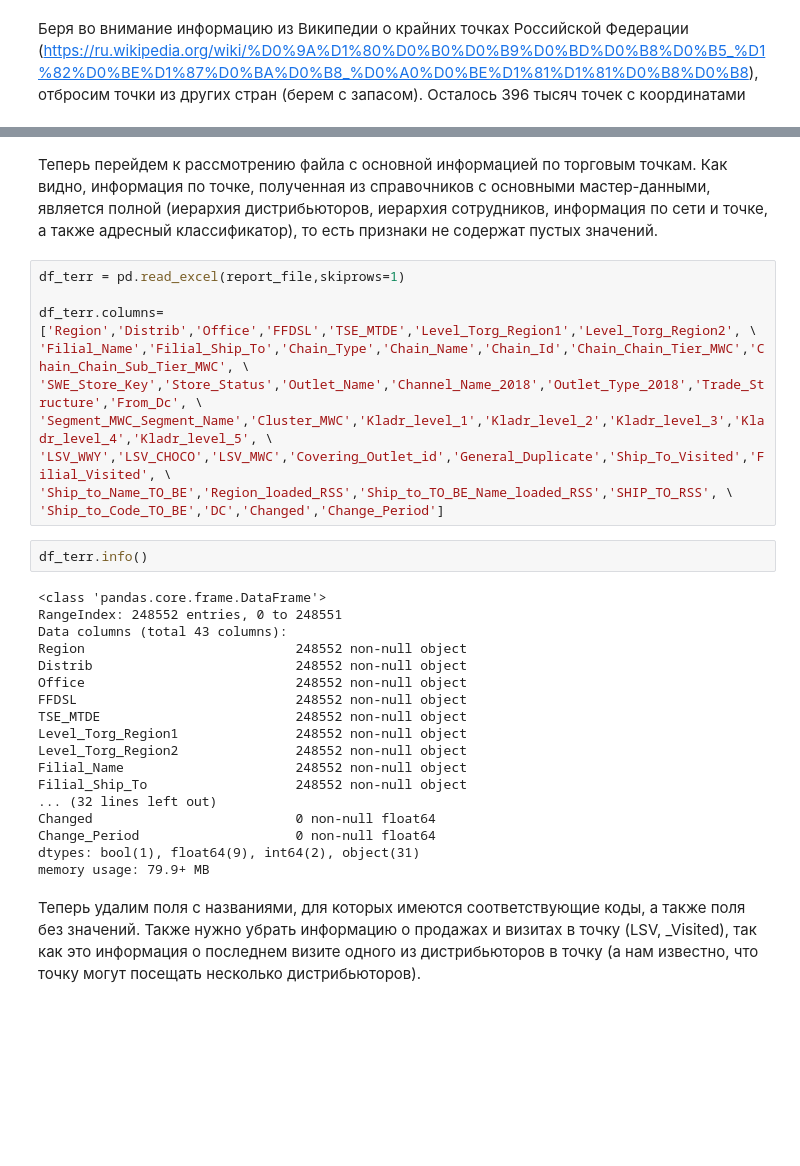
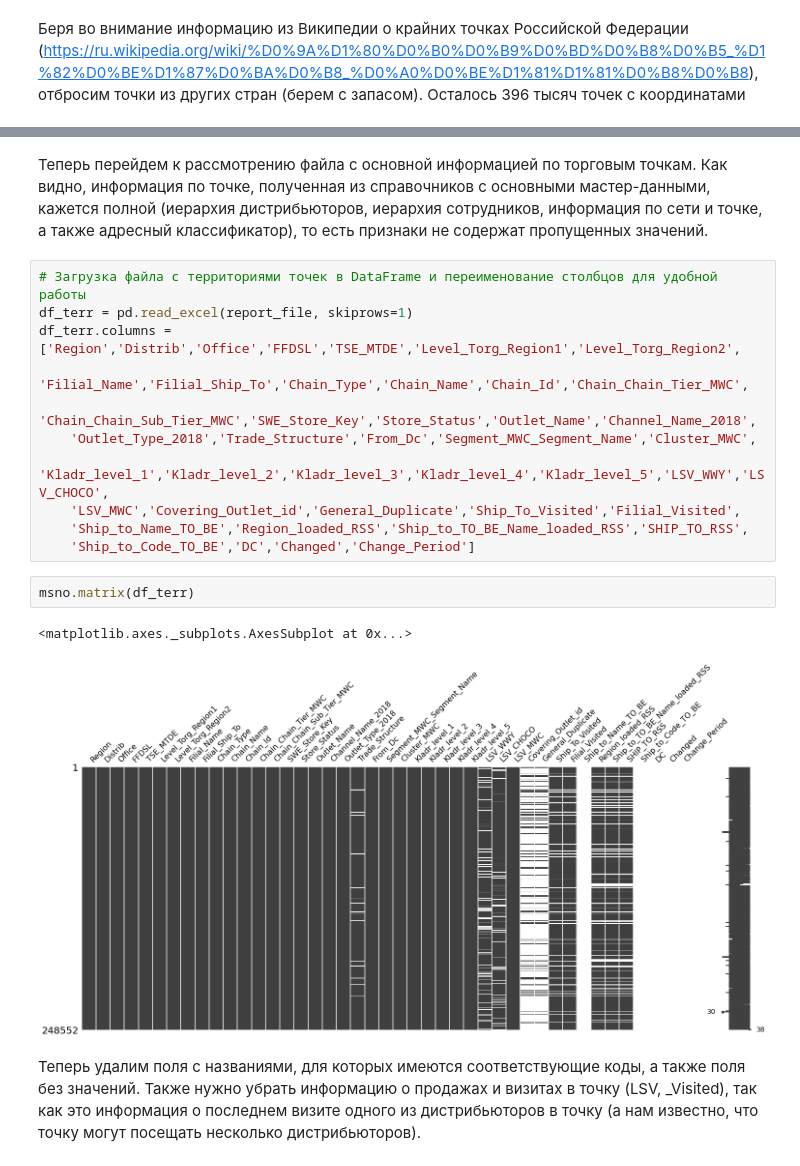
Before and after one commit to pigidser/Territory-Prediction, a Jupyter notebook: Data analysis and pre-processing.ipynb, the cells around one changed output, grey strips where cells are left out. Saved outputs shown, nothing was run; the diff lists cells and outputs as text; blank space fills up the shorter version.

```diff
--- a/Data analysis and pre-processing.ipynb
+++ b/Data analysis and pre-processing.ipynb
@@ -79,37 +88,23 @@ axes[1].set_title('Долгота')
 Text(0.5, 1.0, 'Долгота')
 [figure]
 # %% [markdown]
-Теперь перейдем к рассмотрению файла с основной информацией по торговым точкам. Как видно, информация по точке, полученная из справочников с основными мастер-данными, является полной (иерархия дистрибьюторов, иерархия сотрудников, информация по сети и точке, а также адресный классификатор), то есть признаки не содержат пустых значений.
+Теперь перейдем к рассмотрению файла с основной информацией по торговым точкам. Как видно, информация по точке, полученная из справочников с основными мастер-данными, кажется полной (иерархия дистрибьюторов, иерархия сотрудников, информация по сети и точке, а также адресный классификатор), то есть признаки не содержат пропущенных значений.
 # %%
-df_terr = pd.read_excel(report_file,skiprows=1)
-
-df_terr.columns=['Region','Distrib','Office','FFDSL','TSE_MTDE','Level_Torg_Region1','Level_Torg_Region2', \
-'Filial_Name','Filial_Ship_To','Chain_Type','Chain_Name','Chain_Id','Chain_Chain_Tier_MWC','Chain_Chain_Sub_Tier_MWC', \
-'SWE_Store_Key','Store_Status','Outlet_Name','Channel_Name_2018','Outlet_Type_2018','Trade_Structure','From_Dc', \
-'Segment_MWC_Segment_Name','Cluster_MWC','Kladr_level_1','Kladr_level_2','Kladr_level_3','Kladr_level_4','Kladr_level_5', \
-'LSV_WWY','LSV_CHOCO','LSV_MWC','Covering_Outlet_id','General_Duplicate','Ship_To_Visited','Filial_Visited', \
-'Ship_to_Name_TO_BE','Region_loaded_RSS','Ship_to_TO_BE_Name_loaded_RSS','SHIP_TO_RSS', \
-'Ship_to_Code_TO_BE','DC','Changed','Change_Period']
+# Загрузка файла с территориями точек в DataFrame и переименование столбцов для удобной работы
+df_terr = pd.read_excel(report_file, skiprows=1)
+df_terr.columns = ['Region','Distrib','Office','FFDSL','TSE_MTDE','Level_Torg_Region1','Level_Torg_Region2',
+    'Filial_Name','Filial_Ship_To','Chain_Type','Chain_Name','Chain_Id','Chain_Chain_Tier_MWC',
+    'Chain_Chain_Sub_Tier_MWC','SWE_Store_Key','Store_Status','Outlet_Name','Channel_Name_2018',
+    'Outlet_Type_2018','Trade_Structure','From_Dc','Segment_MWC_Segment_Name','Cluster_MWC',
+    'Kladr_level_1','Kladr_level_2','Kladr_level_3','Kladr_level_4','Kladr_level_5','LSV_WWY','LSV_CHOCO',
+    'LSV_MWC','Covering_Outlet_id','General_Duplicate','Ship_To_Visited','Filial_Visited',
+    'Ship_to_Name_TO_BE','Region_loaded_RSS','Ship_to_TO_BE_Name_loaded_RSS','SHIP_TO_RSS',
+    'Ship_to_Code_TO_BE','DC','Changed','Change_Period']
-# %%
-df_terr.info()
-# %% [output]
-<class 'pandas.core.frame.DataFrame'>
-RangeIndex: 248552 entries, 0 to 248551
-Data columns (total 43 columns):
-Region                           248552 non-null object
-Distrib                          248552 non-null object
-Office                           248552 non-null object
-FFDSL                            248552 non-null object
-TSE_MTDE                         248552 non-null object
-Level_Torg_Region1               248552 non-null object
-Level_Torg_Region2               248552 non-null object
-Filial_Name                      248552 non-null object
-Filial_Ship_To                   248552 non-null object
-... (32 lines left out)
-Changed                          0 non-null float64
-Change_Period                    0 non-null float64
-dtypes: bool(1), float64(9), int64(2), object(31)
-memory usage: 79.9+ MB
+# %%
+msno.matrix(df_terr)
+# %% [output]
+<matplotlib.axes._subplots.AxesSubplot at 0x...>
+[figure, added]
 # %% [markdown]
 Теперь удалим поля с названиями, для которых имеются соответствующие коды, а также поля без значений. Также нужно убрать информацию о продажах и визитах в точку (LSV, _Visited), так как это информация о последнем визите одного из дистрибьюторов в точку (а нам известно, что точку могут посещать несколько дистрибьюторов).
 # %%
```
Also changed, not shown: parts of 85 cells of this notebook.
